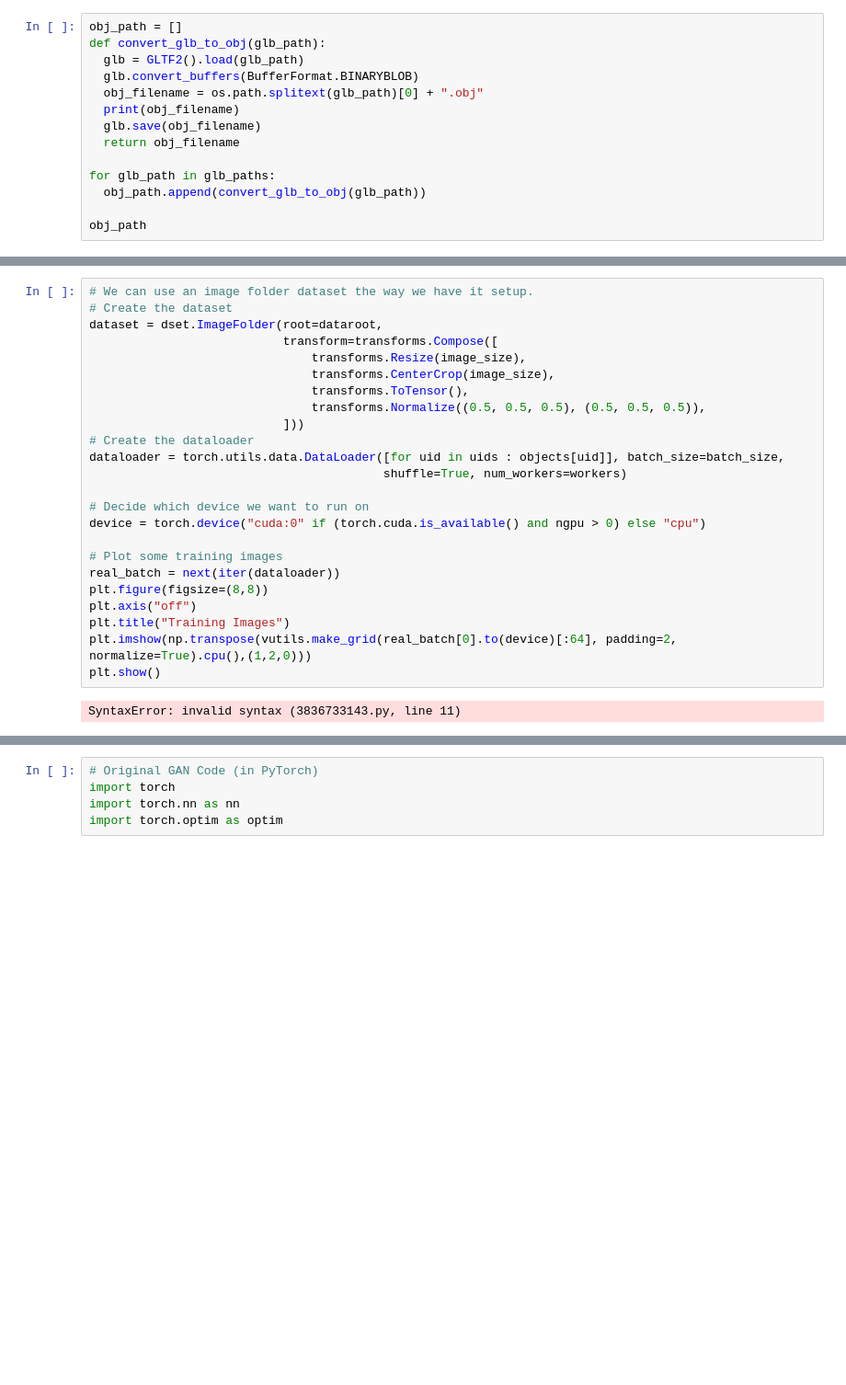
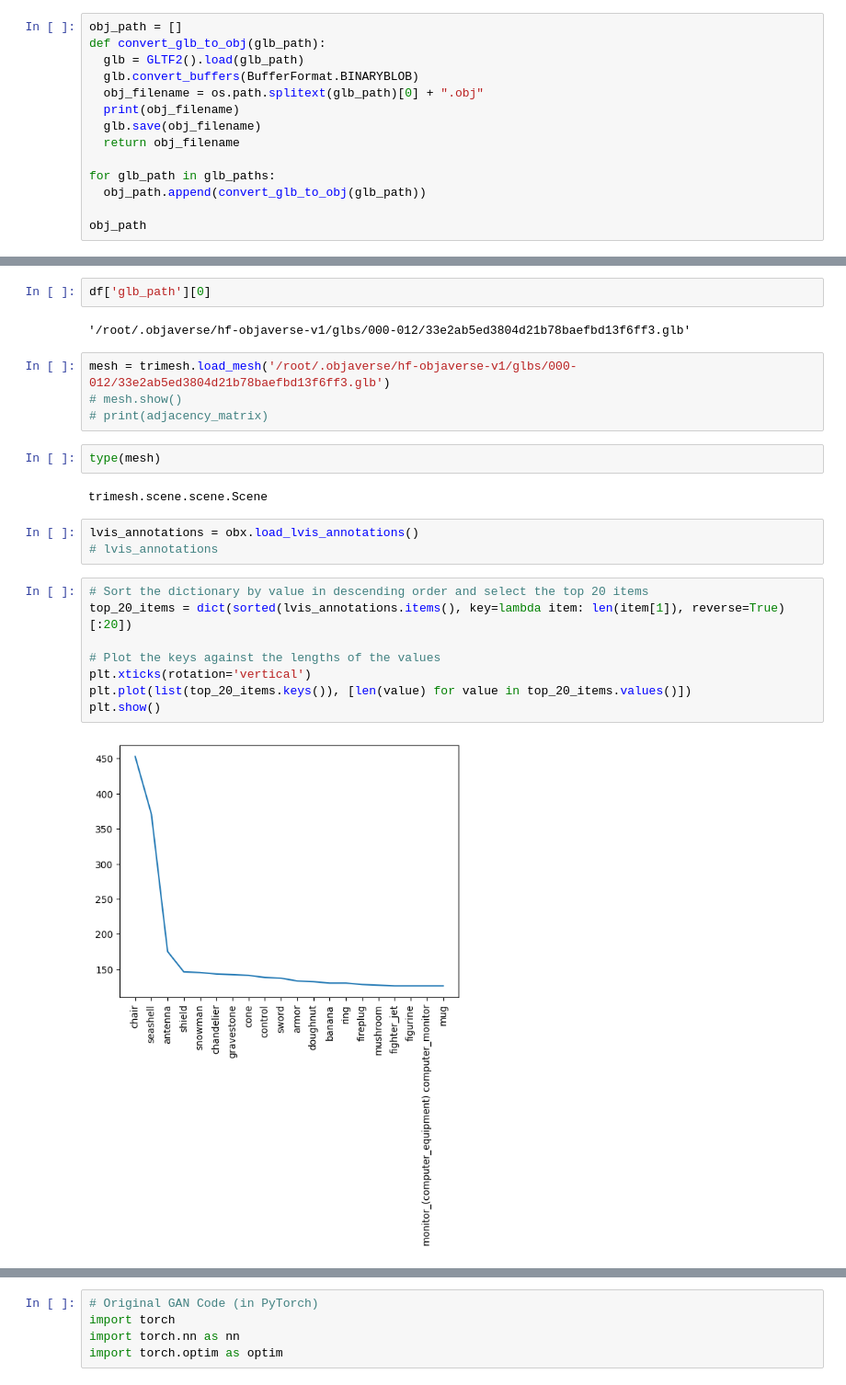
Before and after one commit to Rohit-Roby/Project, a Jupyter notebook: 04_03.ipynb, the cells around one changed output, grey strips where cells are left out. Shown: that part at 92% size. Drawn from its saved outputs; the diff is of its cells as text; blank space fills up the shorter version.

```diff
--- a/04_03.ipynb
+++ b/04_03.ipynb
@@ -419,26 +205,25 @@ AttributeError: module 'torch' has no attribute 'SymInt'
-# %%
-# We can use an image folder dataset the way we have it setup.
-# Create the dataset
-dataset = dset.ImageFolder(root=dataroot,
-                           transform=transforms.Compose([
-                               transforms.Resize(image_size),
-                               transforms.CenterCrop(image_size),
-                               transforms.ToTensor(),
-                               transforms.Normalize((0.5, 0.5, 0.5), (0.5, 0.5, 0.5)),
-                           ]))
-# Create the dataloader
-dataloader = torch.utils.data.DataLoader([for uid in uids : objects[uid]], batch_size=batch_size,
-                                         shuffle=True, num_workers=workers)
-
-# Decide which device we want to run on
-device = torch.device("cuda:0" if (torch.cuda.is_available() and ngpu > 0) else "cpu")
-
-# Plot some training images
-real_batch = next(iter(dataloader))
-plt.figure(figsize=(8,8))
-plt.axis("off")
-plt.title("Training Images")
-plt.imshow(np.transpose(vutils.make_grid(real_batch[0].to(device)[:64], padding=2, normalize=True).cpu(),(1,2,0)))
-plt.show()
-# %% [output]
-SyntaxError: invalid syntax (3836733143.py, line 11)
+# %%
+df['glb_path'][0]
+# %% [output]
+'/root/.objaverse/hf-objaverse-v1/glbs/000-012/33e2ab5ed3804d21b78baefbd13f6ff3.glb'
+# %%
+mesh = trimesh.load_mesh('/root/.objaverse/hf-objaverse-v1/glbs/000-012/33e2ab5ed3804d21b78baefbd13f6ff3.glb')
+# mesh.show()
+# print(adjacency_matrix)
+# %%
+type(mesh)
+# %% [output]
+trimesh.scene.scene.Scene
+# %%
+lvis_annotations = obx.load_lvis_annotations()
+# lvis_annotations
+# %%
+# Sort the dictionary by value in descending order and select the top 20 items
+top_20_items = dict(sorted(lvis_annotations.items(), key=lambda item: len(item[1]), reverse=True)[:20])
+
+# Plot the keys against the lengths of the values
+plt.xticks(rotation='vertical')
+plt.plot(list(top_20_items.keys()), [len(value) for value in top_20_items.values()])
+plt.show()
+# %% [output]
+[figure, added]
```
Also changed, not shown: parts of 64 cells of this notebook.
